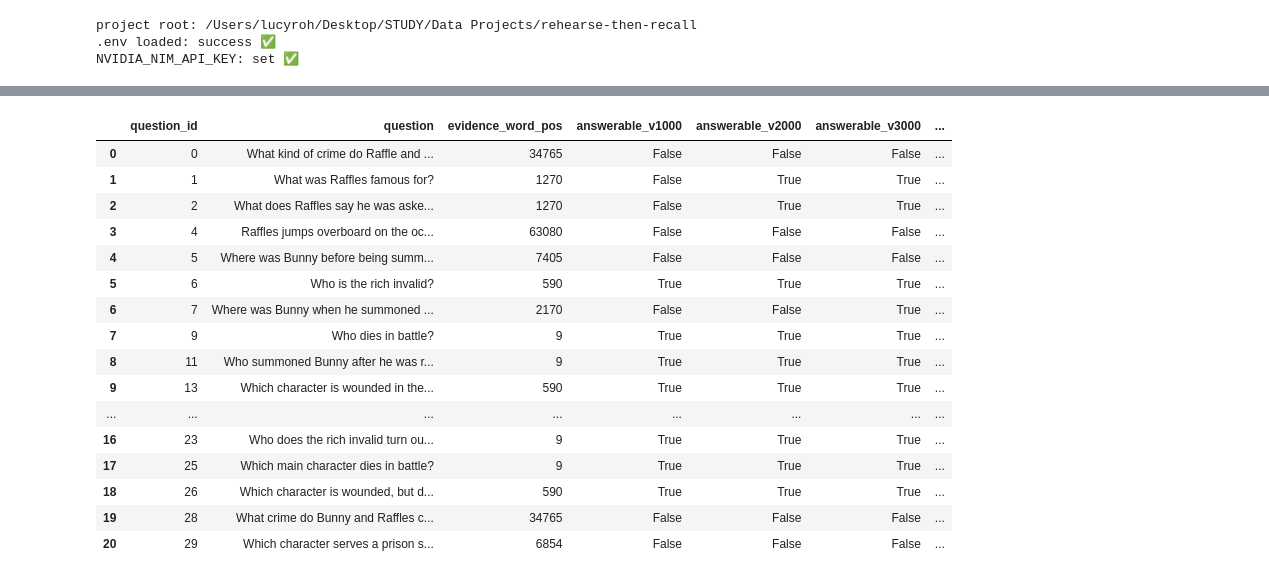
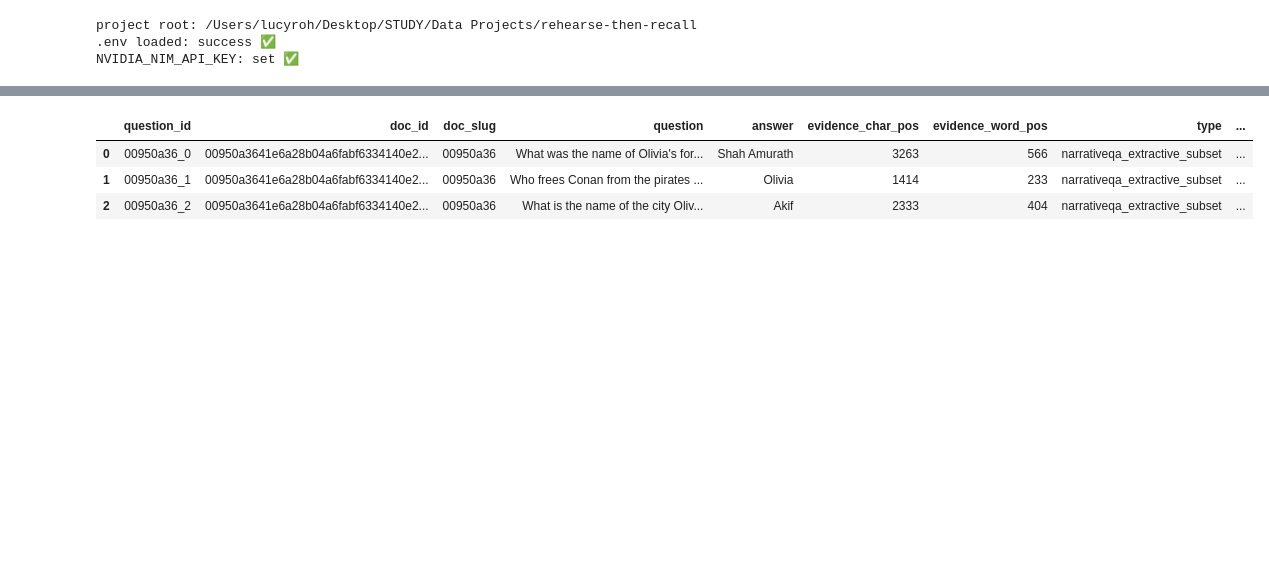
Before and after one commit to lucytheboss/rehearse-then-recall, a Jupyter notebook: notebooks/01_length_stress_prep.ipynb, the cells around one changed output, grey strips where cells are left out. Cells and saved outputs as stored; diff of their text form; code cells hidden in the pictures; blank space fills up the shorter version.

```diff
--- a/notebooks/01_length_stress_prep.ipynb
+++ b/notebooks/01_length_stress_prep.ipynb
@@ -144,10 +203,4 @@ original document.
 # %%
-TARGET_WORD_COUNTS = [1000, 2000, 3000, 6000, 10000]
-
-paragraphs = plain_text_to_paragraphs(full_text)
-print(f"total paragraphs: {len(paragraphs)}")
-
-
 def truncate_to_word_count(paragraphs: list, full_text: str, target_words: int) -> str:
     """Cut at the nearest paragraph boundary without exceeding target_words."""
     cumulative_words = 0
@@ -162,7 +215,15 @@ def truncate_to_word_count(paragraphs: list, full_text: str, target_words: int)
     return full_text[:cut_char_pos]
 
 
-versions = {target: truncate_to_word_count(paragraphs, full_text, target) for target in TARGET_WORD_COUNTS}
-for target, version_text in versions.items():
-    print(f"target {target:>6}: actual {len(version_text.split())} words")
+for doc in selected_docs:
+    paragraphs = plain_text_to_paragraphs(doc["text"])
+    doc_words = len(doc["text"].split())
+    # A book shorter than a rung would make that rung a duplicate of the one
+    # below it — a silently flat segment in the curve. Skip instead.
+    rungs = [t for t in TARGET_WORD_COUNTS if doc_words >= t]
+    doc["versions"] = {t: truncate_to_word_count(paragraphs, doc["text"], t) for t in rungs}
+    doc["actual_words"] = {t: len(v.split()) for t, v in doc["versions"].items()}
+    print(f"{doc['doc_id'][:8]}  {doc_words:>7,}w  paragraphs={len(paragraphs):>5}  rungs=" + ",".join(
+        f"{t // 1000}k" for t in rungs
+    ))
 # %% [output]
@@ -180,25 +246,43 @@ falls within that version's actual (measured, not target) word count.
 # %%
 OUT_DIR = Path("data/processed/narrativeqa_length_stress")
-OUT_DIR.mkdir(parents=True, exist_ok=True)
+DOCS_DIR = OUT_DIR / "docs"
 SAMPLE_DIR = Path("data/sample")
+DOCS_DIR.mkdir(parents=True, exist_ok=True)
 SAMPLE_DIR.mkdir(parents=True, exist_ok=True)
 
-full_text_path = OUT_DIR / "length_stress_corpus.txt"
-full_text_path.write_text(full_text, encoding="utf-8")
+question_rows = []
+for doc in selected_docs:
+    slug = doc["doc_id"][:8]
+    doc_dir = DOCS_DIR / slug
+    doc_dir.mkdir(exist_ok=True)
+    (doc_dir / "full.txt").write_text(doc["text"], encoding="utf-8")
+    for target, version_text in doc["versions"].items():
+        (doc_dir / f"length_stress_v{target}.txt").write_text(version_text, encoding="utf-8")
 
-actual_word_counts = {}
-for target, version_text in versions.items():
-    version_path = OUT_DIR / f"length_stress_v{target}.txt"
-    version_path.write_text(version_text, encoding="utf-8")
-    actual_word_counts[target] = len(version_text.split())
-    print(f"saved: {version_path} ({actual_word_counts[target]} words)")
+    for local_id, q in enumerate(doc["questions"]):
+        row = {
+            "question_id": f"{slug}_{local_id}",
+            "doc_id": doc["doc_id"],
+            "doc_slug": slug,
+            "question": q["question"],
+            "answer": q["answer"],
+            "evidence_char_pos": q["evidence_char_pos"],
+            "evidence_word_pos": q["evidence_word_pos"],
+            "type": "narrativeqa_extractive_subset",
+        }
+        for target in TARGET_WORD_COUNTS:
+            # False when the book has no such rung — it cannot be shown there.
+            row[f"answerable_v{target}"] = (
+                target in doc["actual_words"]
+                and q["evidence_word_pos"] <= doc["actual_words"][target]
+            )
+        question_rows.append(row)
 
-for target in TARGET_WORD_COUNTS:
-    col = f"answerable_v{target}"
-    questions_df[col] = questions_df["evidence_word_pos"] <= actual_word_counts[target]
-
+questions_df = pd.DataFrame(question_rows)
 QUESTIONS_PATH = SAMPLE_DIR / "narrativeqa_length_stress.csv"
 questions_df.to_csv(QUESTIONS_PATH, index=False, encoding="utf-8-sig")
-print(f"\nsaved: {QUESTIONS_PATH}")
-questions_df[["question_id", "question", "evidence_word_pos"] + [f"answerable_v{t}" for t in TARGET_WORD_COUNTS]]
+
+print(f"saved {len(selected_docs)} document ladders under {DOCS_DIR}")
+print(f"saved: {QUESTIONS_PATH} ({len(questions_df)} questions)")
+questions_df.head(3)
 # %% [output]
@@ -212,17 +291,4 @@ saved: data/sample/narrativeqa_length_stress.csv
-|  | question_id | question | evidence_word_pos | answerable_v1000 | answerable_v2000 | answerable_v3000 | ... |
-| 0 | 0 | What kind of crime do Raffle and ... | 34765 | False | False | False | ... |
-| 1 | 1 | What was Raffles famous for? | 1270 | False | True | True | ... |
-| 2 | 2 | What does Raffles say he was aske... | 1270 | False | True | True | ... |
-| 3 | 4 | Raffles jumps overboard on the oc... | 63080 | False | False | False | ... |
-| 4 | 5 | Where was Bunny before being summ... | 7405 | False | False | False | ... |
-| 5 | 6 | Who is the rich invalid? | 590 | True | True | True | ... |
-| 6 | 7 | Where was Bunny when he summoned ... | 2170 | False | False | True | ... |
-| 7 | 9 | Who dies in battle? | 9 | True | True | True | ... |
-| 8 | 11 | Who summoned Bunny after he was r... | 9 | True | True | True | ... |
-| 9 | 13 | Which character is wounded in the... | 590 | True | True | True | ... |
-| ... | ... | ... | ... | ... | ... | ... | ... |
-| 16 | 23 | Who does the rich invalid turn ou... | 9 | True | True | True | ... |
-| 17 | 25 | Which main character dies in battle? | 9 | True | True | True | ... |
-| 18 | 26 | Which character is wounded, but d... | 590 | True | True | True | ... |
-| 19 | 28 | What crime do Bunny and Raffles c... | 34765 | False | False | False | ... |
-| 20 | 29 | Which character serves a prison s... | 6854 | False | False | False | ... |
+|  | question_id | doc_id | doc_slug | question | answer | evidence_char_pos | evidence_word_pos | type | ... |
+| 0 | 00950a36_0 | 00950a3641e6a28b04a6fabf6334140e2... | 00950a36 | What was the name of Olivia's for... | Shah Amurath | 3263 | 566 | narrativeqa_extractive_subset | ... |
+| 1 | 00950a36_1 | 00950a3641e6a28b04a6fabf6334140e2... | 00950a36 | Who frees Conan from the pirates ... | Olivia | 1414 | 233 | narrativeqa_extractive_subset | ... |
+| 2 | 00950a36_2 | 00950a3641e6a28b04a6fabf6334140e2... | 00950a36 | What is the name of the city Oliv... | Akif | 2333 | 404 | narrativeqa_extractive_subset | ... |
```
Also changed, not shown: parts of 23 cells of this notebook, 6 other files.
